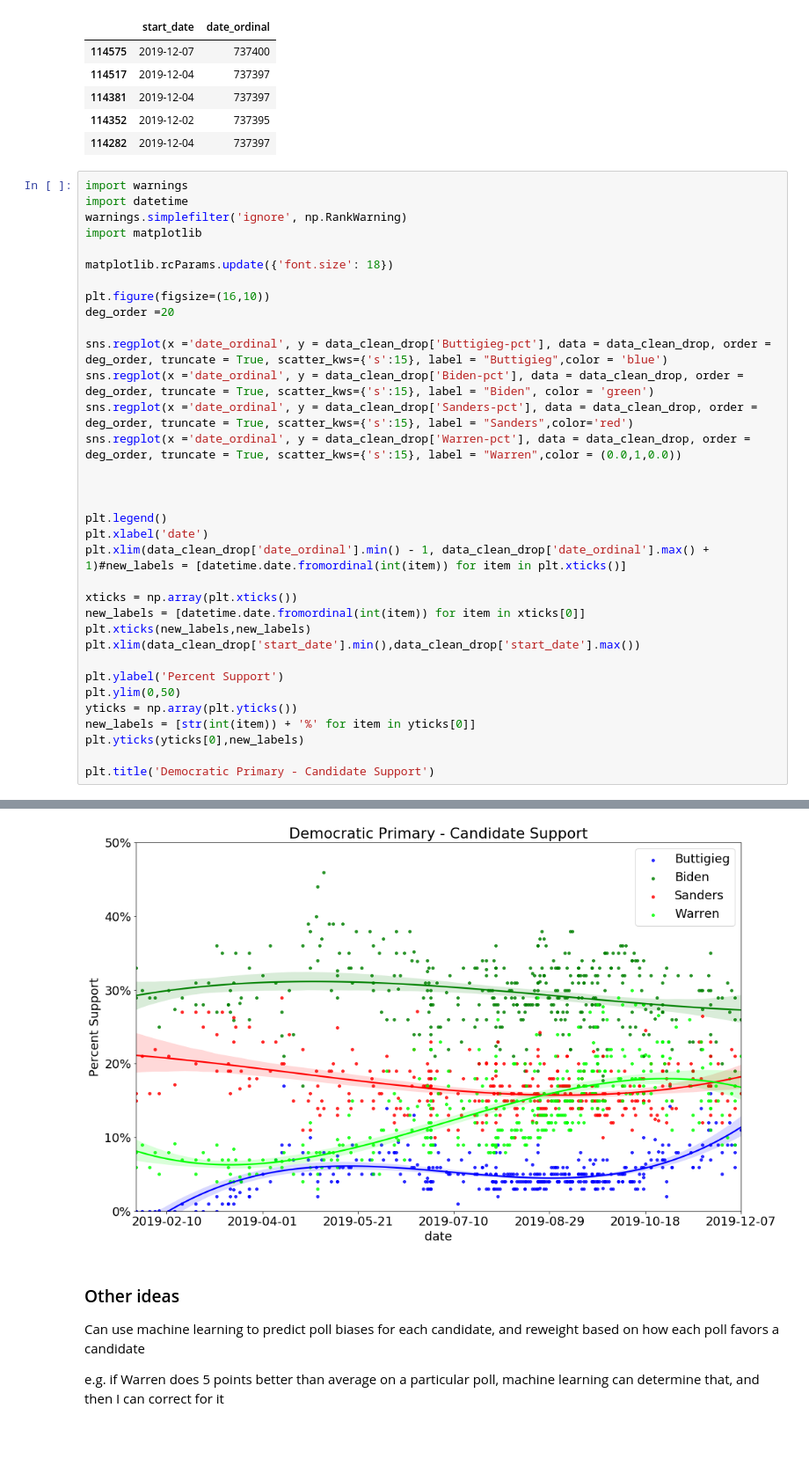
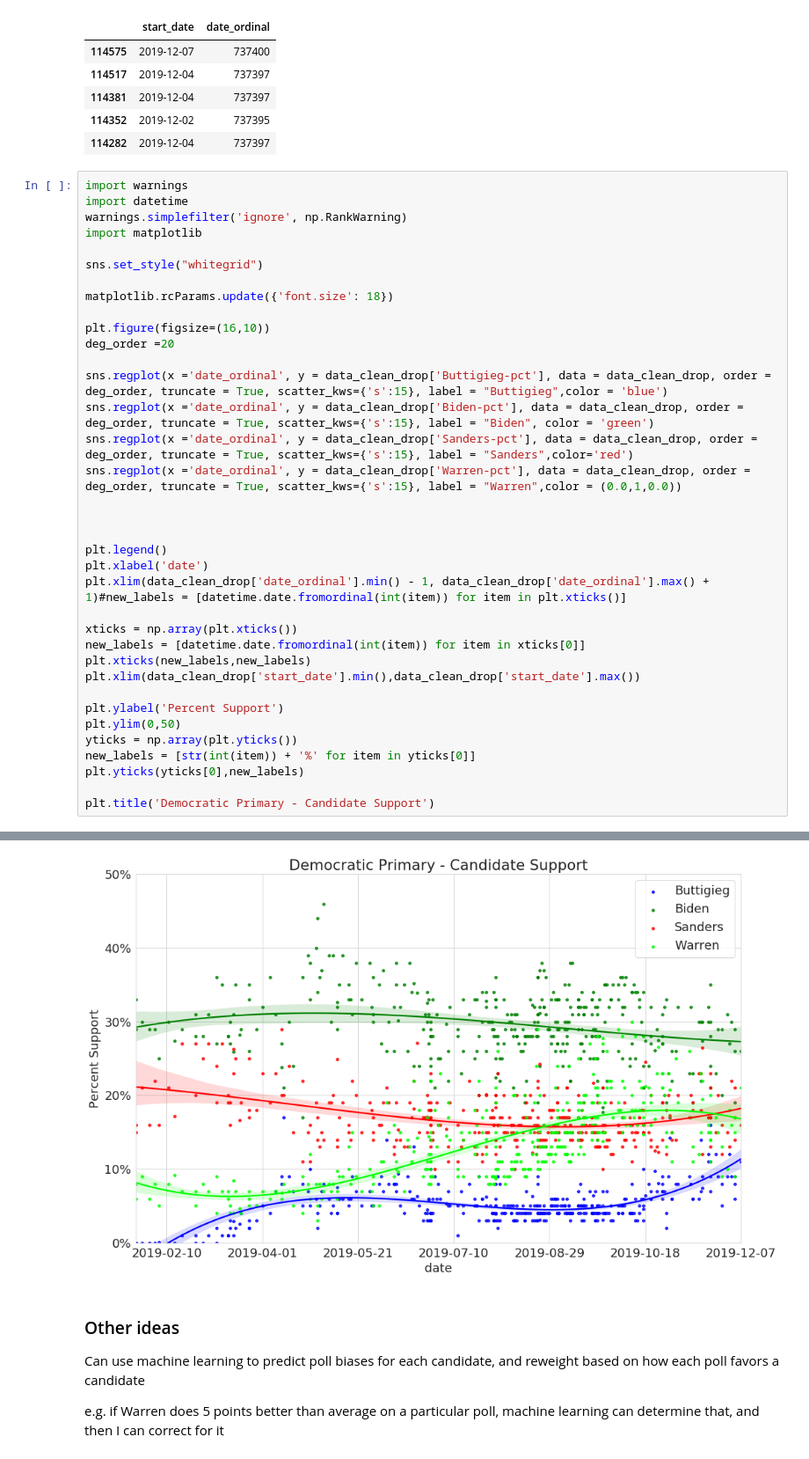
Before and after one commit to amvinson234/Polling2020, a Jupyter notebook: dem_primary.ipynb, the cells around one changed output, grey strips where cells are left out. Shown at 88% size. Saved outputs shown, nothing was run; the diff lists cells and outputs as text.

```diff
--- a/dem_primary.ipynb
+++ b/dem_primary.ipynb
@@ -178,38 +178,40 @@ import warnings
 import datetime
 warnings.simplefilter('ignore', np.RankWarning)
 import matplotlib
+
+sns.set_style("whitegrid")
 
 matplotlib.rcParams.update({'font.size': 18})
 
 plt.figure(figsize=(16,10))
 deg_order =20
 
 sns.regplot(x ='date_ordinal', y = data_clean_drop['Buttigieg-pct'], data = data_clean_drop, order = deg_order, truncate = True, scatter_kws={'s':15}, label = "Buttigieg",color = 'blue')
 sns.regplot(x ='date_ordinal', y = data_clean_drop['Biden-pct'], data = data_clean_drop, order = deg_order, truncate = True, scatter_kws={'s':15}, label = "Biden", color = 'green')
 sns.regplot(x ='date_ordinal', y = data_clean_drop['Sanders-pct'], data = data_clean_drop, order = deg_order, truncate = True, scatter_kws={'s':15}, label = "Sanders",color='red')
 sns.regplot(x ='date_ordinal', y = data_clean_drop['Warren-pct'], data = data_clean_drop, order = deg_order, truncate = True, scatter_kws={'s':15}, label = "Warren",color = (0.0,1,0.0))
 
 
 
 plt.legend()
 plt.xlabel('date')
 plt.xlim(data_clean_drop['date_ordinal'].min() - 1, data_clean_drop['date_ordinal'].max() + 1)#new_labels = [datetime.date.fromordinal(int(item)) for item in plt.xticks()]
 
 xticks = np.array(plt.xticks())
 new_labels = [datetime.date.fromordinal(int(item)) for item in xticks[0]]
 plt.xticks(new_labels,new_labels)
 plt.xlim(data_clean_drop['start_date'].min(),data_clean_drop['start_date'].max())
 
 plt.ylabel('Percent Support')
 plt.ylim(0,50)
 yticks = np.array(plt.yticks())
 new_labels = [str(int(item)) + '%' for item in yticks[0]]
 plt.yticks(yticks[0],new_labels)
 
 plt.title('Democratic Primary - Candidate Support')
 # %% [output]
 Text(0.5, 1.0, 'Democratic Primary - Candidate Support')
-[figure, old version]
+[figure, new version]
 # %% [markdown]
 ### Other ideas
 
```
Also changed, not shown: parts of 1 cell of this notebook.
